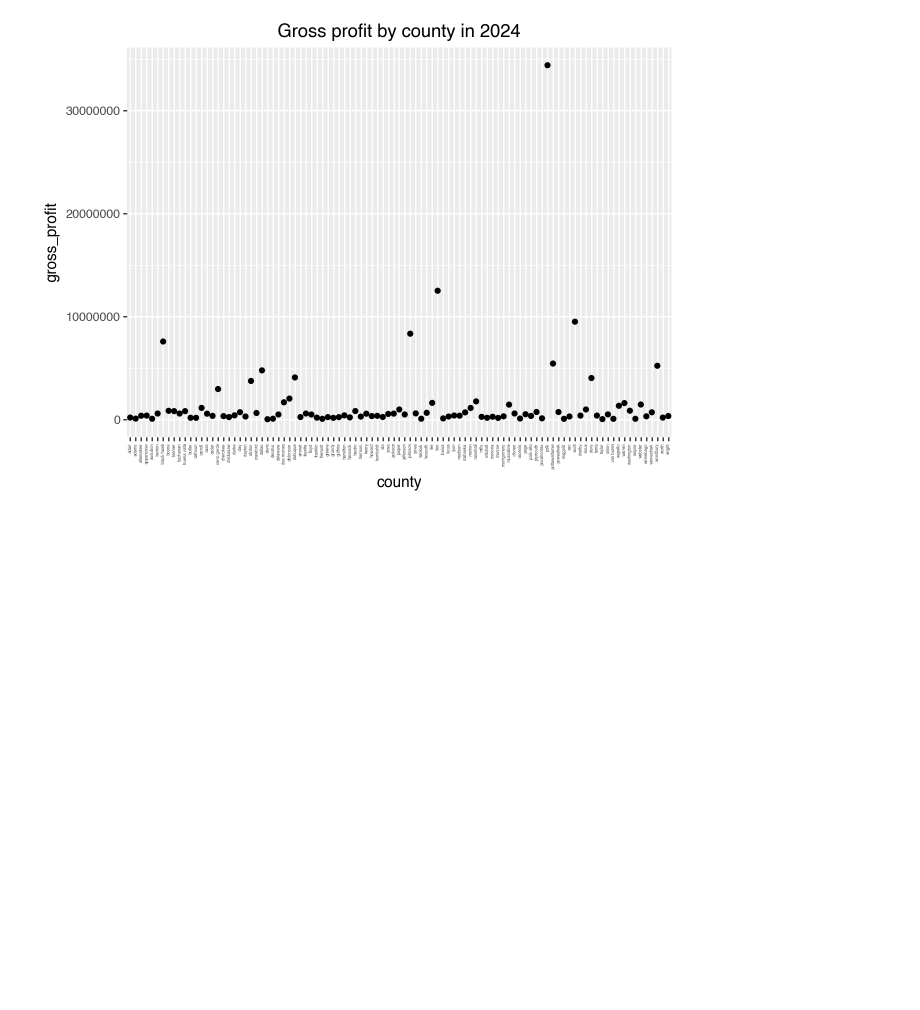
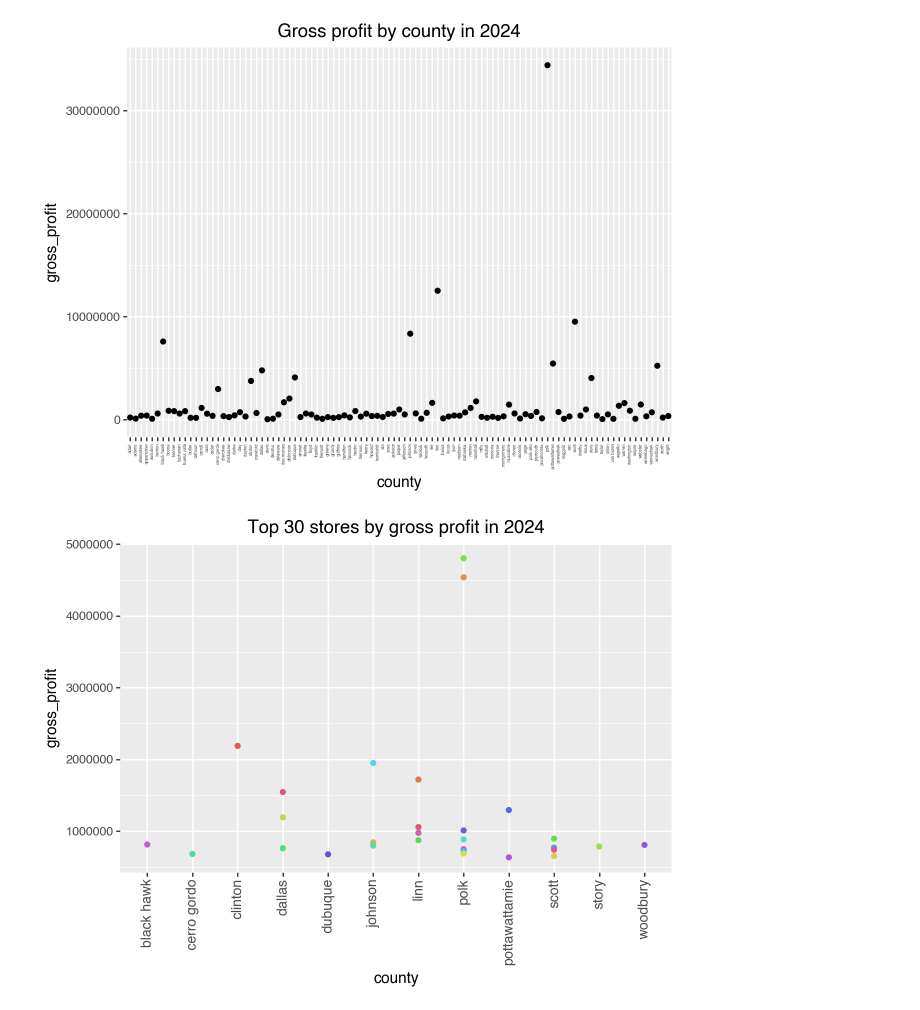
Before and after one commit to advanced-computing/fred-naga-lab2, a Jupyter notebook: iowa_liquor_naga.ipynb, the cells around one changed output. Cells and saved outputs as stored; diff of their text form; code cells hidden in the pictures; blank space fills up the shorter version.

```diff
--- a/iowa_liquor_naga.ipynb
+++ b/iowa_liquor_naga.ipynb
@@ -295,3 +372,16 @@ plot = (
 plot
 # %% [output]
 [figure]
+# %%
+df_top_store = df.groupby(['store', 'city', 'county'])['gross_profit'].sum().reset_index(name='gross_profit')
+df_top_store = df_top_store.nlargest(30, 'gross_profit')
+plot = (
+    p9.ggplot(df_top_store, p9.aes(x='county', y='gross_profit', color='store')) +
+    p9.geom_point() +
+    p9.labs(title='Top 30 stores by gross profit in 2024') +
+    p9.theme(axis_text_x=p9.element_text(rotation=90, size=10),
+             legend_position='none')
+)
+plot
+# %% [output]
+[figure, added]
```
Also changed, not shown: parts of 14 cells of this notebook, 1 other file.
